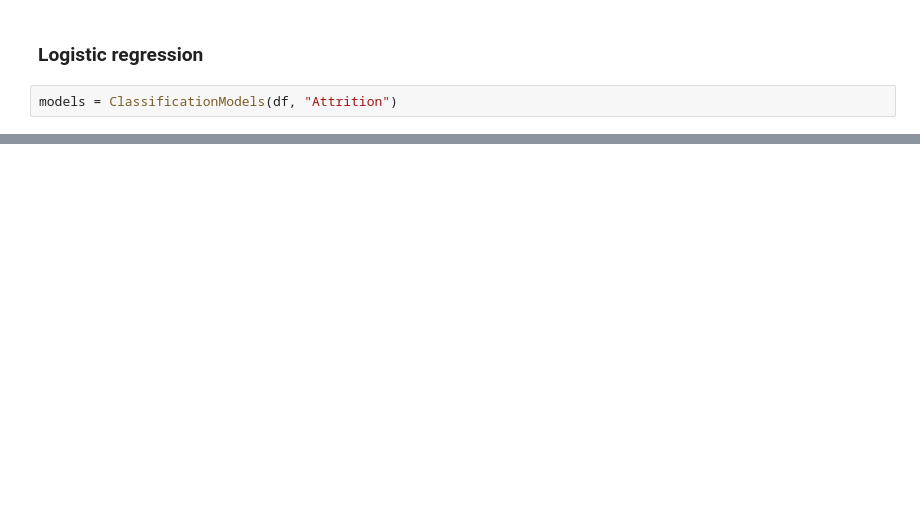
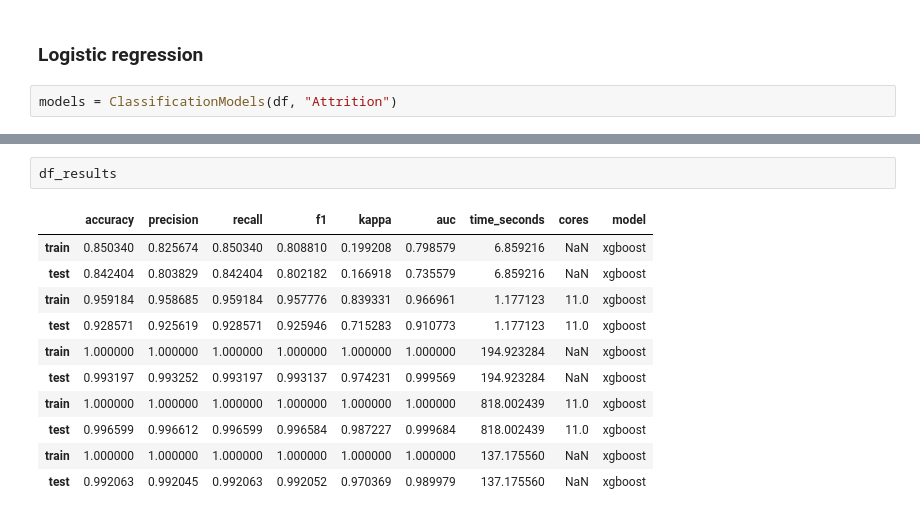
Before and after one commit to SupernovaIa/Proyecto-8-Prediccion-de-Retencion-de-Empleados, a Jupyter notebook: notebook/04-model.ipynb, the cells around one changed output, grey strips where cells are left out. Drawn from its saved outputs; the diff is of its cells as text; blank space fills up the shorter version.

```diff
--- a/notebook/04-model.ipynb
+++ b/notebook/04-model.ipynb
@@ -77,0 +91,14 @@ df_resultados
+# %%
+df_results
+# %% [output]
+|  | accuracy | precision | recall | f1 | kappa | auc | time_seconds | cores | model |
+| train | 0.850340 | 0.825674 | 0.850340 | 0.808810 | 0.199208 | 0.798579 | 6.859216 | NaN | xgboost |
+| test | 0.842404 | 0.803829 | 0.842404 | 0.802182 | 0.166918 | 0.735579 | 6.859216 | NaN | xgboost |
+| train | 0.959184 | 0.958685 | 0.959184 | 0.957776 | 0.839331 | 0.966961 | 1.177123 | 11.0 | xgboost |
+| test | 0.928571 | 0.925619 | 0.928571 | 0.925946 | 0.715283 | 0.910773 | 1.177123 | 11.0 | xgboost |
+| train | 1.000000 | 1.000000 | 1.000000 | 1.000000 | 1.000000 | 1.000000 | 194.923284 | NaN | xgboost |
+| test | 0.993197 | 0.993252 | 0.993197 | 0.993137 | 0.974231 | 0.999569 | 194.923284 | NaN | xgboost |
+| train | 1.000000 | 1.000000 | 1.000000 | 1.000000 | 1.000000 | 1.000000 | 818.002439 | 11.0 | xgboost |
+| test | 0.996599 | 0.996612 | 0.996599 | 0.996584 | 0.987227 | 0.999684 | 818.002439 | 11.0 | xgboost |
+| train | 1.000000 | 1.000000 | 1.000000 | 1.000000 | 1.000000 | 1.000000 | 137.175560 | NaN | xgboost |
+| test | 0.992063 | 0.992045 | 0.992063 | 0.992052 | 0.970369 | 0.989979 | 137.175560 | NaN | xgboost |
```
Also changed, not shown: parts of 6 cells of this notebook, 3 other files.
